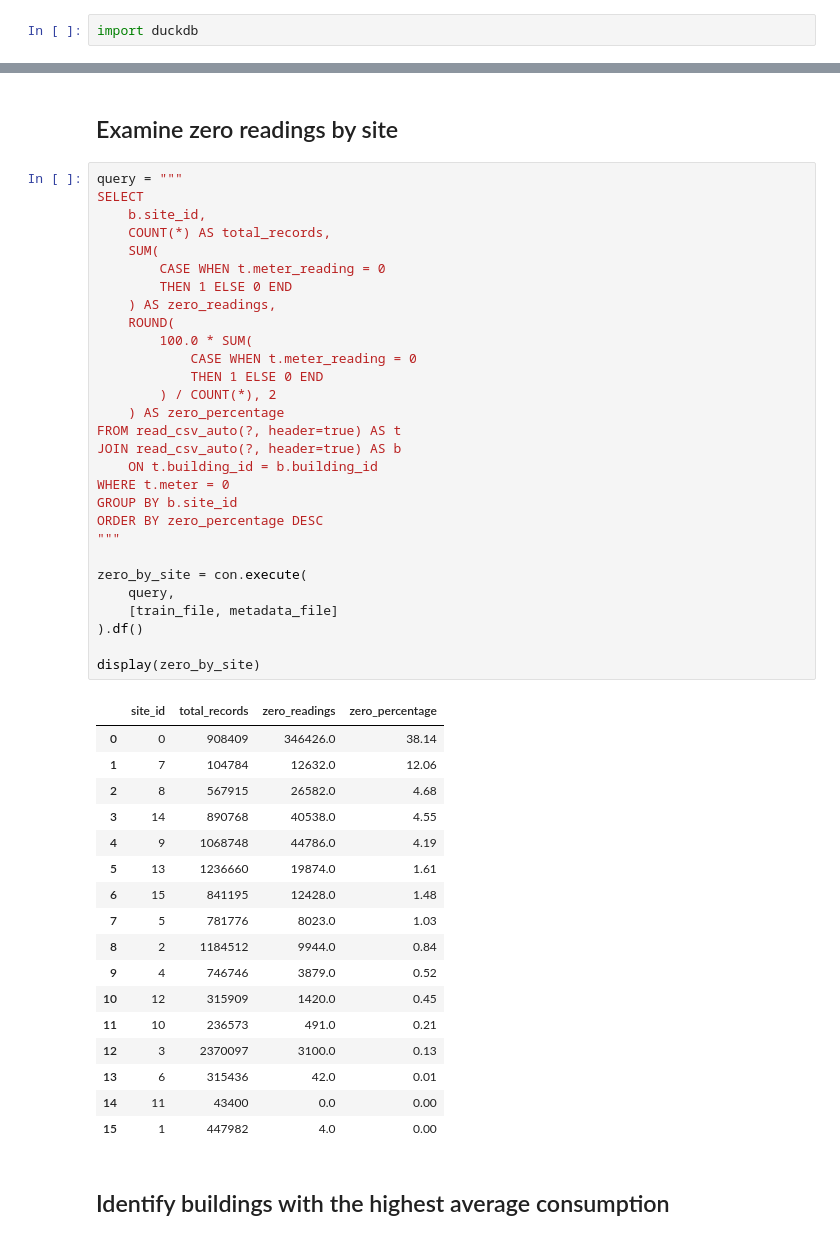
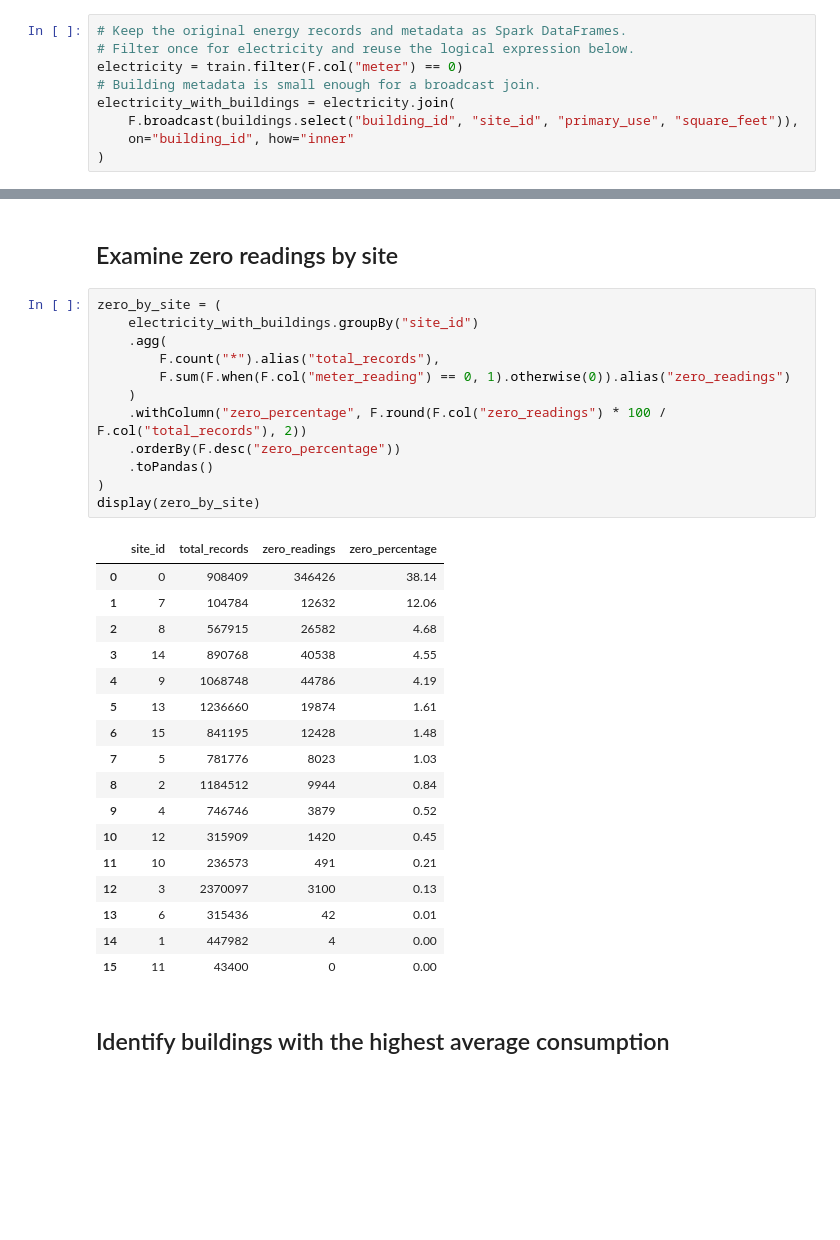
Before and after one commit to fahad9993/bigdata, a Jupyter notebook: notebooks/01_Data_Inspection.ipynb, the cells around one changed output, grey strips where cells are left out. Saved outputs shown, nothing was run; the diff lists cells and outputs as text; blank space fills up the shorter version.

```diff
--- a/notebooks/01_Data_Inspection.ipynb
+++ b/notebooks/01_Data_Inspection.ipynb
@@ -175,3 +180,10 @@ dtype: object
 # %%
-import duckdb
+# Keep the original energy records and metadata as Spark DataFrames.
+# Filter once for electricity and reuse the logical expression below.
+electricity = train.filter(F.col("meter") == 0)
+# Building metadata is small enough for a broadcast join.
+electricity_with_buildings = electricity.join(
+    F.broadcast(buildings.select("building_id", "site_id", "primary_use", "square_feet")),
+    on="building_id", how="inner"
+)
 # %%
@@ -307,52 +282,35 @@ display(electricity_distribution)
 # %% [markdown]
 ## Examine zero readings by site
 # %%
-query = """
-SELECT
-    b.site_id,
-    COUNT(*) AS total_records,
-    SUM(
-        CASE WHEN t.meter_reading = 0
-        THEN 1 ELSE 0 END
-    ) AS zero_readings,
-    ROUND(
-        100.0 * SUM(
-            CASE WHEN t.meter_reading = 0
-            THEN 1 ELSE 0 END
-        ) / COUNT(*), 2
-    ) AS zero_percentage
-FROM read_csv_auto(?, header=true) AS t
-JOIN read_csv_auto(?, header=true) AS b
-    ON t.building_id = b.building_id
-WHERE t.meter = 0
-GROUP BY b.site_id
-ORDER BY zero_percentage DESC
-"""
-
-zero_by_site = con.execute(
-    query,
-    [train_file, metadata_file]
-).df()
-
+zero_by_site = (
+    electricity_with_buildings.groupBy("site_id")
+    .agg(
+        F.count("*").alias("total_records"),
+        F.sum(F.when(F.col("meter_reading") == 0, 1).otherwise(0)).alias("zero_readings")
+    )
+    .withColumn("zero_percentage", F.round(F.col("zero_readings") * 100 / F.col("total_records"), 2))
+    .orderBy(F.desc("zero_percentage"))
+    .toPandas()
+)
 display(zero_by_site)
 # %% [output]
 |  | site_id | total_records | zero_readings | zero_percentage |
-| 0 | 0 | 908409 | 346426.0 | 38.14 |
-| 1 | 7 | 104784 | 12632.0 | 12.06 |
-| 2 | 8 | 567915 | 26582.0 | 4.68 |
-| 3 | 14 | 890768 | 40538.0 | 4.55 |
-| 4 | 9 | 1068748 | 44786.0 | 4.19 |
-| 5 | 13 | 1236660 | 19874.0 | 1.61 |
-| 6 | 15 | 841195 | 12428.0 | 1.48 |
-| 7 | 5 | 781776 | 8023.0 | 1.03 |
-| 8 | 2 | 1184512 | 9944.0 | 0.84 |
-| 9 | 4 | 746746 | 3879.0 | 0.52 |
-| 10 | 12 | 315909 | 1420.0 | 0.45 |
-| 11 | 10 | 236573 | 491.0 | 0.21 |
-| 12 | 3 | 2370097 | 3100.0 | 0.13 |
-| 13 | 6 | 315436 | 42.0 | 0.01 |
-| 14 | 11 | 43400 | 0.0 | 0.00 |
-| 15 | 1 | 447982 | 4.0 | 0.00 |
+| 0 | 0 | 908409 | 346426 | 38.14 |
+| 1 | 7 | 104784 | 12632 | 12.06 |
+| 2 | 8 | 567915 | 26582 | 4.68 |
+| 3 | 14 | 890768 | 40538 | 4.55 |
+| 4 | 9 | 1068748 | 44786 | 4.19 |
+| 5 | 13 | 1236660 | 19874 | 1.61 |
+| 6 | 15 | 841195 | 12428 | 1.48 |
+| 7 | 5 | 781776 | 8023 | 1.03 |
+| 8 | 2 | 1184512 | 9944 | 0.84 |
+| 9 | 4 | 746746 | 3879 | 0.52 |
+| 10 | 12 | 315909 | 1420 | 0.45 |
+| 11 | 10 | 236573 | 491 | 0.21 |
+| 12 | 3 | 2370097 | 3100 | 0.13 |
+| 13 | 6 | 315436 | 42 | 0.01 |
+| 14 | 1 | 447982 | 4 | 0.00 |
+| 15 | 11 | 43400 | 0 | 0.00 |
 # %% [markdown]
 ## Identify buildings with the highest average consumption
 # %%
```
Also changed, not shown: parts of 18 cells of this notebook, 1 other file.
